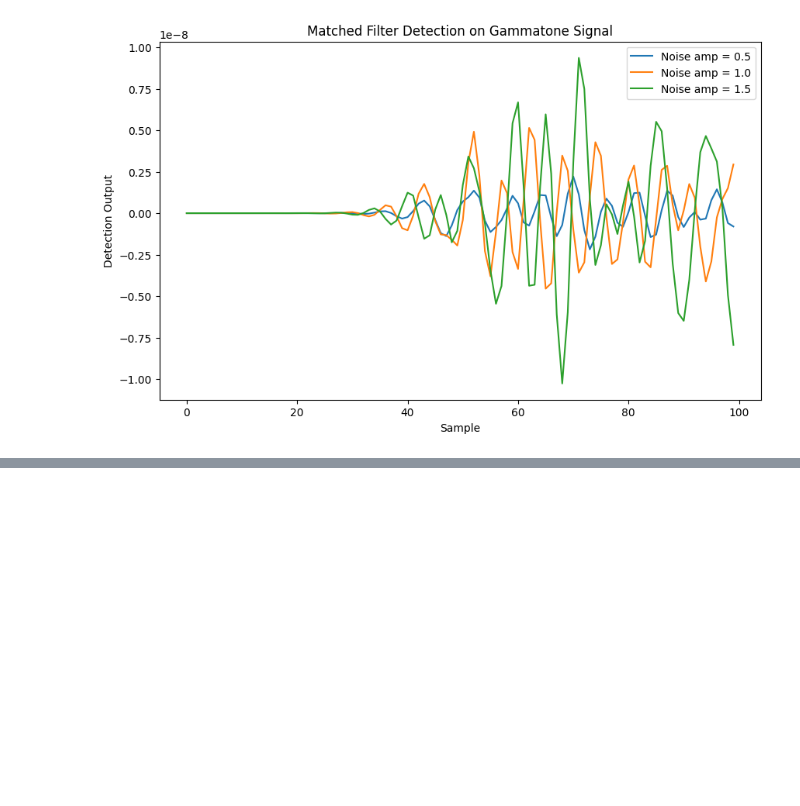
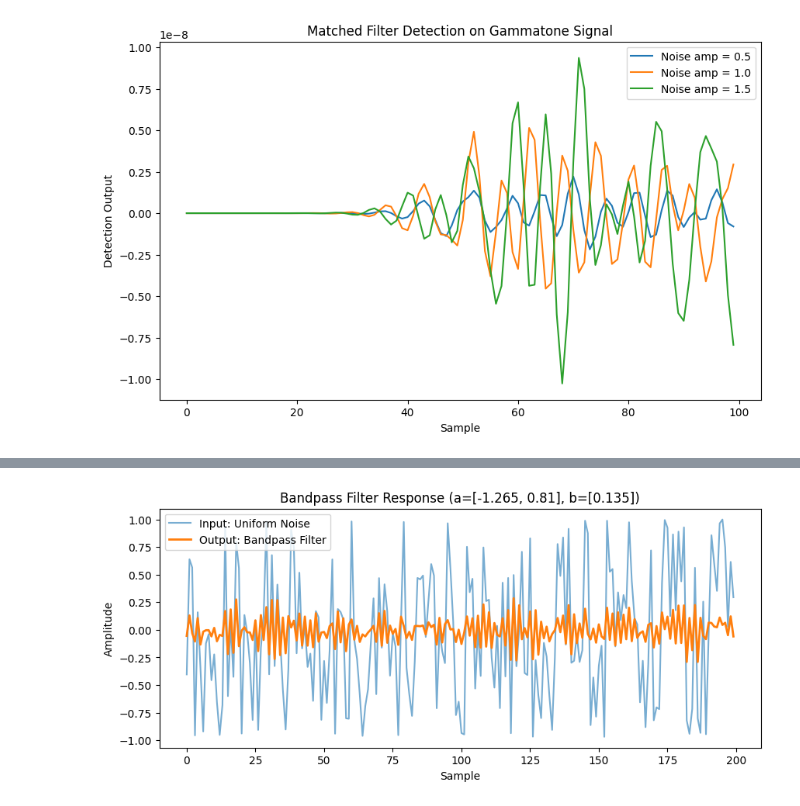
Before and after one commit to RyanL72/CSDS_364, a Jupyter notebook: Assignment_A3b/A3b_rhl72.ipynb, the cells around one changed output, grey strips where cells are left out. Cells and saved outputs as stored; diff of their text form; code cells hidden in the pictures; blank space fills up the shorter version.

```diff
--- a/Assignment_A3b/A3b_rhl72.ipynb
+++ b/Assignment_A3b/A3b_rhl72.ipynb
@@ -353,0 +424,19 @@ plt.show()
+# %%
+# Question 5: Bandpass filter on uniform random noise
+a_band = np.array([-1.265, 0.81])
+b_band = np.array([0.135])
+
+# Generate uniform random noise on [-1,1]
+x_uniform = np.random.uniform(-1, 1, N)
+y_band = filterIIR(x_uniform, a_band, b_band)
+
+plt.figure(figsize=(10,4))
+plt.plot(x_uniform, label="Input: Uniform Noise", alpha=0.6)
+plt.plot(y_band, label="Output: Bandpass Filter", linewidth=2)
+plt.title("Bandpass Filter Response (a=[-1.265, 0.81], b=[0.135])")
+plt.xlabel("Sample")
+plt.ylabel("Amplitude")
+plt.legend()
+plt.show()
+# %% [output]
+[figure, added]
```
Also changed, not shown: parts of 11 cells of this notebook.
